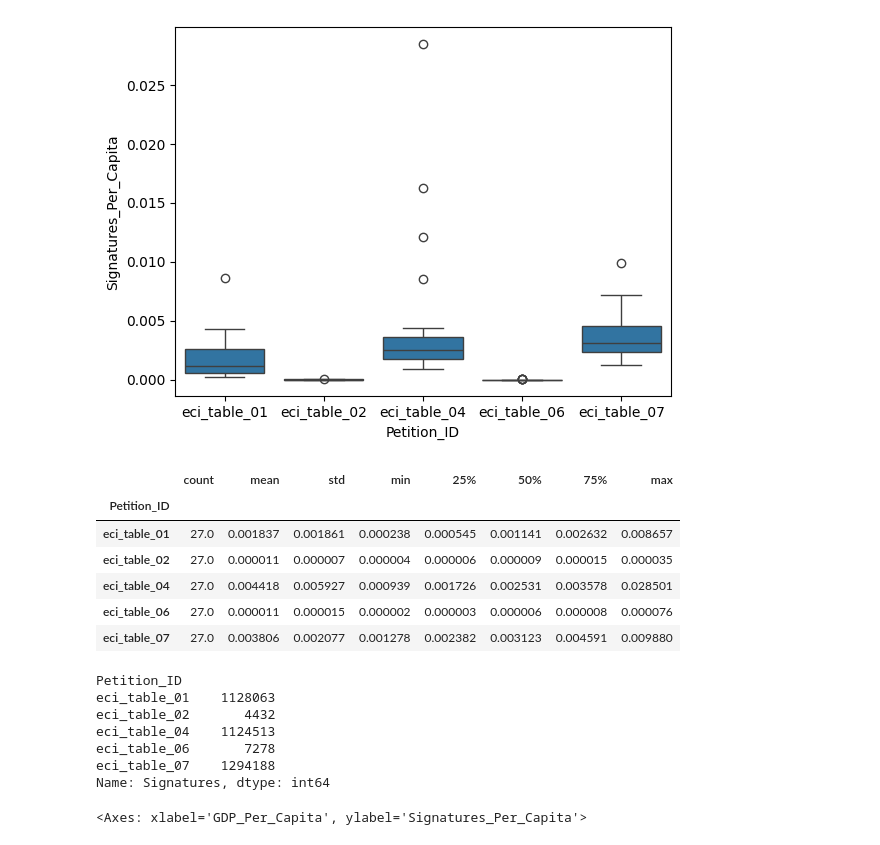
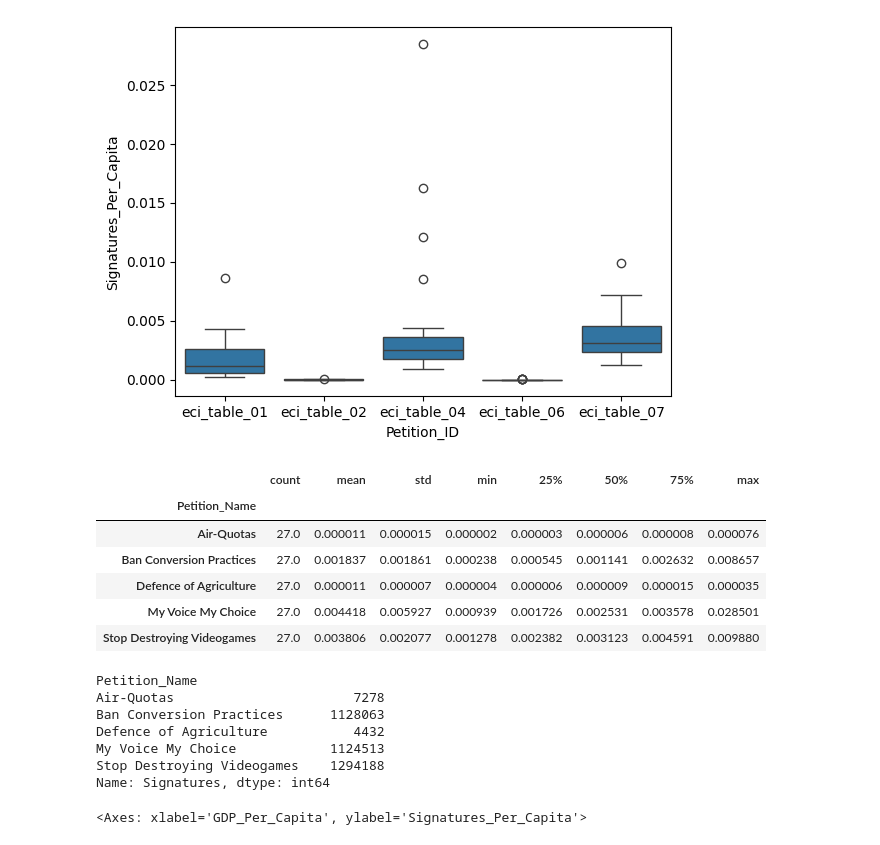
Before and after one commit to Matthew-Riddell/MSc-Dissertation, a Jupyter notebook: notebooks/data-exploration.ipynb, the cells around one changed output. Drawn from its saved outputs; the diff is of its cells as text; code cells hidden in the pictures.

Commit message:
Data Preparation: Petition Name

```diff
--- a/notebooks/data-exploration.ipynb
+++ b/notebooks/data-exploration.ipynb
@@ -147,26 +147,26 @@ sns.boxplot(
 <Axes: xlabel='Petition_ID', ylabel='Signatures_Per_Capita'>
 [figure]
 # %%
-merged_data.groupby("Petition_ID")["Signatures_Per_Capita"].describe()
+merged_data.groupby("Petition_Name")["Signatures_Per_Capita"].describe()
 # %% [output]
 |  | count | mean | std | min | 25% | 50% | 75% | max |
-| Petition_ID |  |  |  |  |  |  |  |  |
-| eci_table_01 | 27.0 | 0.001837 | 0.001861 | 0.000238 | 0.000545 | 0.001141 | 0.002632 | 0.008657 |
-| eci_table_02 | 27.0 | 0.000011 | 0.000007 | 0.000004 | 0.000006 | 0.000009 | 0.000015 | 0.000035 |
-| eci_table_04 | 27.0 | 0.004418 | 0.005927 | 0.000939 | 0.001726 | 0.002531 | 0.003578 | 0.028501 |
-| eci_table_06 | 27.0 | 0.000011 | 0.000015 | 0.000002 | 0.000003 | 0.000006 | 0.000008 | 0.000076 |
-| eci_table_07 | 27.0 | 0.003806 | 0.002077 | 0.001278 | 0.002382 | 0.003123 | 0.004591 | 0.009880 |
+| Petition_Name |  |  |  |  |  |  |  |  |
+| Air-Quotas | 27.0 | 0.000011 | 0.000015 | 0.000002 | 0.000003 | 0.000006 | 0.000008 | 0.000076 |
+| Ban Conversion Practices | 27.0 | 0.001837 | 0.001861 | 0.000238 | 0.000545 | 0.001141 | 0.002632 | 0.008657 |
+| Defence of Agriculture | 27.0 | 0.000011 | 0.000007 | 0.000004 | 0.000006 | 0.000009 | 0.000015 | 0.000035 |
+| My Voice My Choice | 27.0 | 0.004418 | 0.005927 | 0.000939 | 0.001726 | 0.002531 | 0.003578 | 0.028501 |
+| Stop Destroying Videogames | 27.0 | 0.003806 | 0.002077 | 0.001278 | 0.002382 | 0.003123 | 0.004591 | 0.009880 |
 # %%
 merged_data.groupby(
-    "Petition_ID"
+    "Petition_Name"
 )["Signatures"].sum()
 # %% [output]
-Petition_ID
-eci_table_01    1128063
-eci_table_02       4432
-eci_table_04    1124513
-eci_table_06       7278
-eci_table_07    1294188
+Petition_Name
+Air-Quotas                       7278
+Ban Conversion Practices      1128063
+Defence of Agriculture           4432
+My Voice My Choice            1124513
+Stop Destroying Videogames    1294188
 Name: Signatures, dtype: int64
 # %%
 sns.regplot(
```
Also changed, not shown: parts of 2 cells of this notebook, 2 other files.
